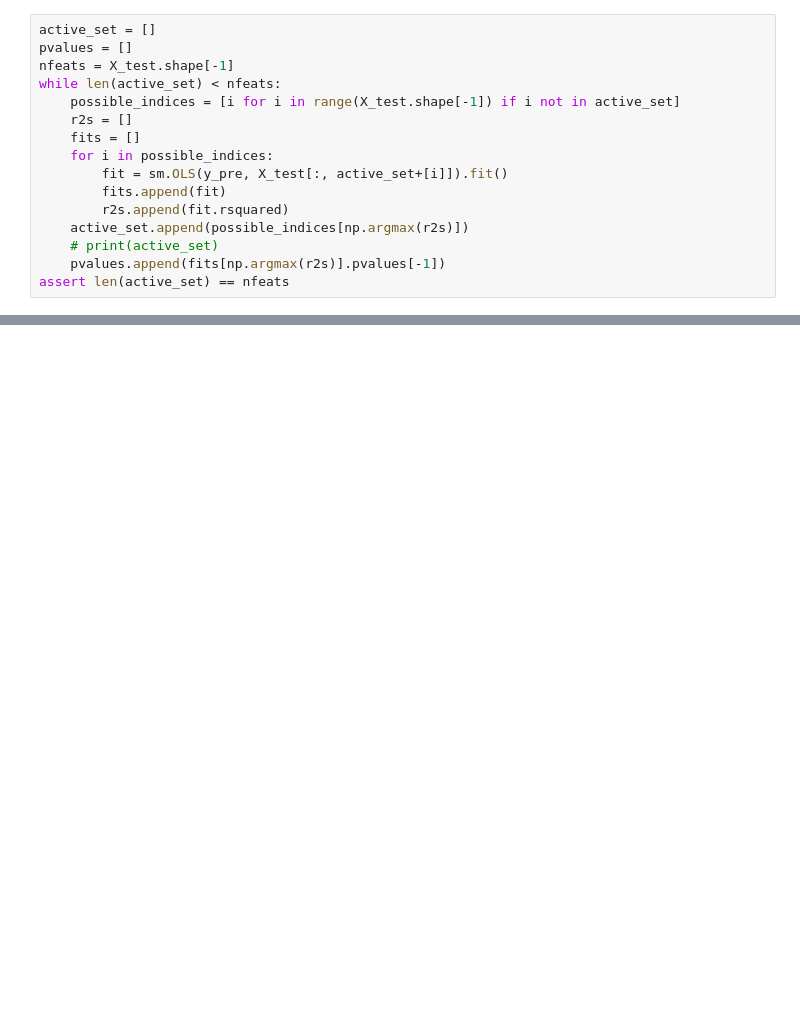
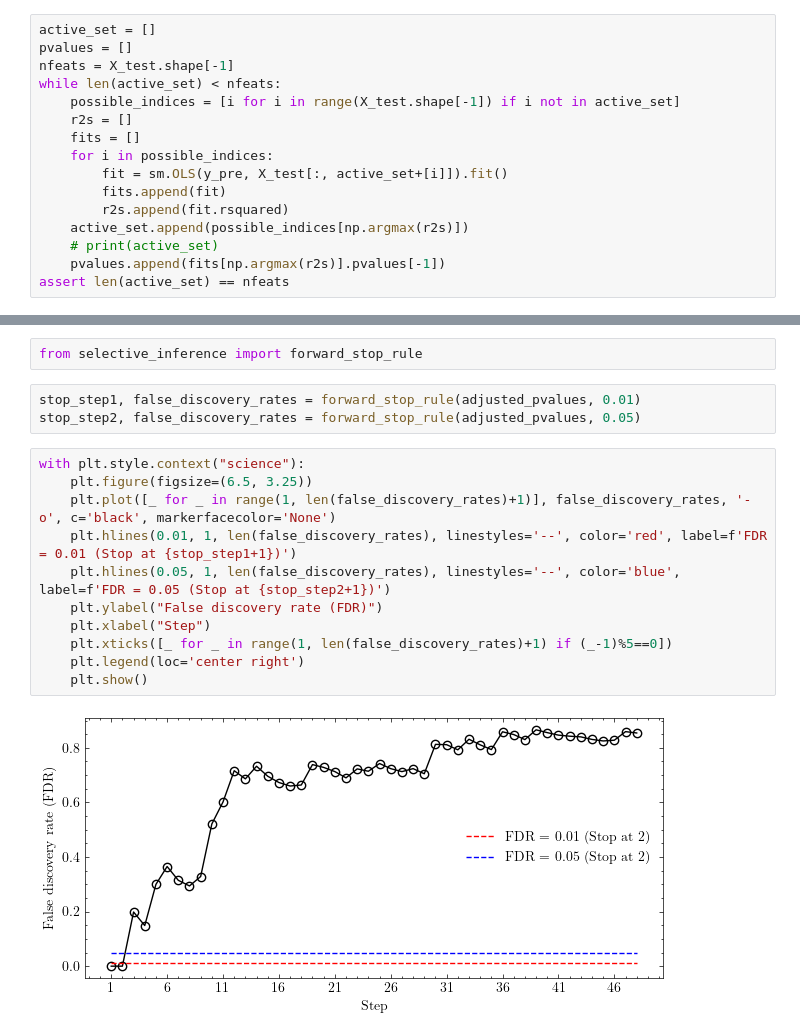
Before and after one commit to Pongpisit-Thanasutives/PDE-Discovery-EC, a Jupyter notebook: FS/KdV Forward Regression.ipynb, the cells around one changed output, grey strips where cells are left out. Drawn from its saved outputs; the diff is of its cells as text; blank space fills up the shorter version.

```diff
--- a/FS/KdV Forward Regression.ipynb
+++ b/FS/KdV Forward Regression.ipynb
@@ -77,0 +73,18 @@ with plt.style.context("science"):
+# %%
+from selective_inference import forward_stop_rule
+# %%
+stop_step1, false_discovery_rates = forward_stop_rule(adjusted_pvalues, 0.01)
+stop_step2, false_discovery_rates = forward_stop_rule(adjusted_pvalues, 0.05)
+# %%
+with plt.style.context("science"):
+    plt.figure(figsize=(6.5, 3.25))
+    plt.plot([_ for _ in range(1, len(false_discovery_rates)+1)], false_discovery_rates, '-o', c='black', markerfacecolor='None')
+    plt.hlines(0.01, 1, len(false_discovery_rates), linestyles='--', color='red', label=f'FDR = 0.01 (Stop at {stop_step1+1})')
+    plt.hlines(0.05, 1, len(false_discovery_rates), linestyles='--', color='blue', label=f'FDR = 0.05 (Stop at {stop_step2+1})')
+    plt.ylabel("False discovery rate (FDR)")
+    plt.xlabel("Step")
+    plt.xticks([_ for _ in range(1, len(false_discovery_rates)+1) if (_-1)%5==0])
+    plt.legend(loc='center right')
+    plt.show()
+# %% [output]
+[figure, added]
```
Also changed, not shown: parts of 4 cells of this notebook, 5 other files.
